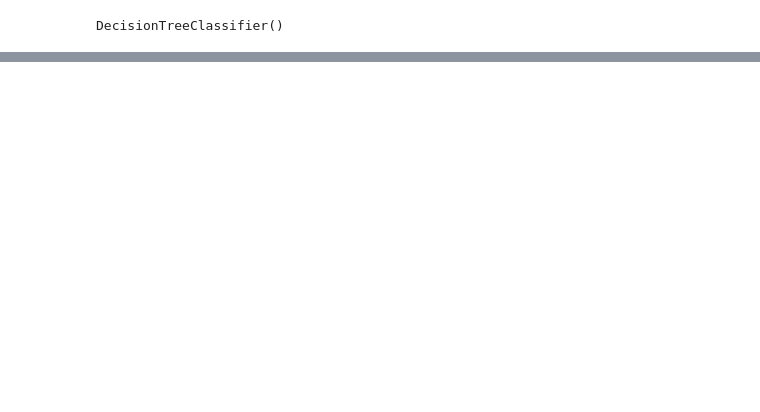
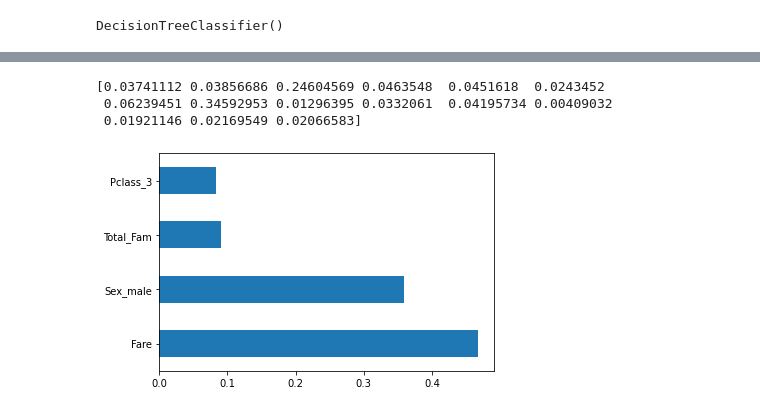
Before and after one commit to Data-Science-Fam/Titanic, a Jupyter notebook: Brady_Full_Project.ipynb, the cells around one changed output, grey strips where cells are left out. Saved outputs shown, nothing was run; the diff lists cells and outputs as text; code cells hidden in the pictures; blank space fills up the shorter version.

```diff
--- a/Brady_Full_Project.ipynb
+++ b/Brady_Full_Project.ipynb
@@ -106,0 +184,17 @@ accuracy_score(y_test, y_pred)
+# %%
+from sklearn.ensemble import ExtraTreesClassifier
+# fit an Extra Trees model to the data
+model = ExtraTreesClassifier()
+model.fit(X_train, y_train)
+# display the relative importance of each attribute
+print(model.feature_importances_)
+# %% [output]
+[0.03741112 0.03856686 0.24604569 0.0463548  0.0451618  0.0243452
+ 0.06239451 0.34592953 0.01296395 0.0332061  0.04195734 0.00409032
+ 0.01921146 0.02169549 0.02066583]
+# %%
+feat_importances = pd.Series(model.feature_importances_, index = X_train.columns)
+feat_importances.nlargest(5).plot(kind='barh')
+plt.show()
+# %% [output]
+[figure, added]
```
Also changed, not shown: parts of 26 cells of this notebook.
